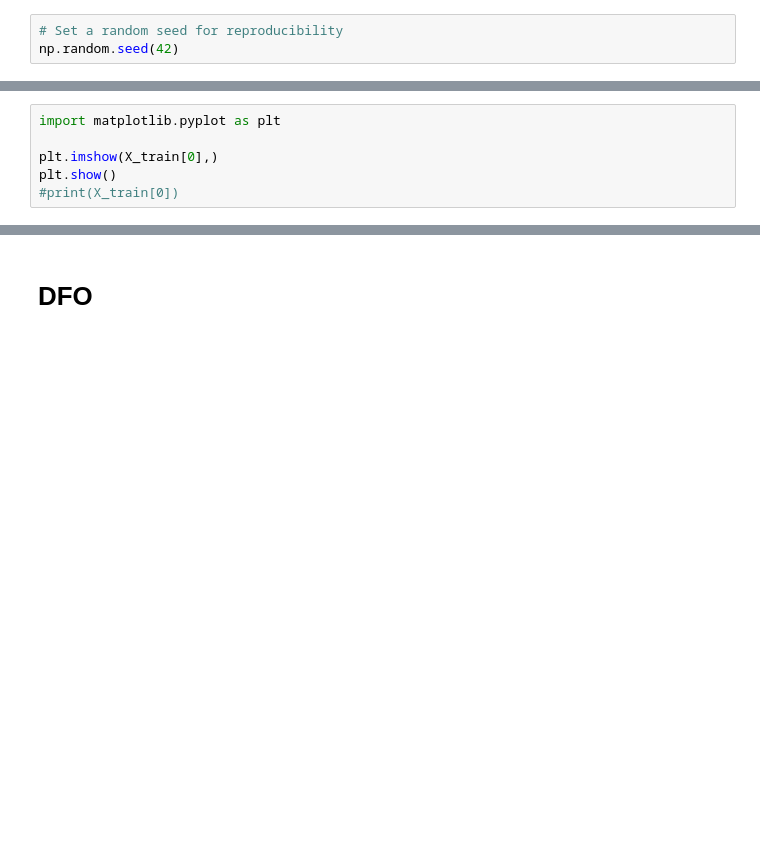
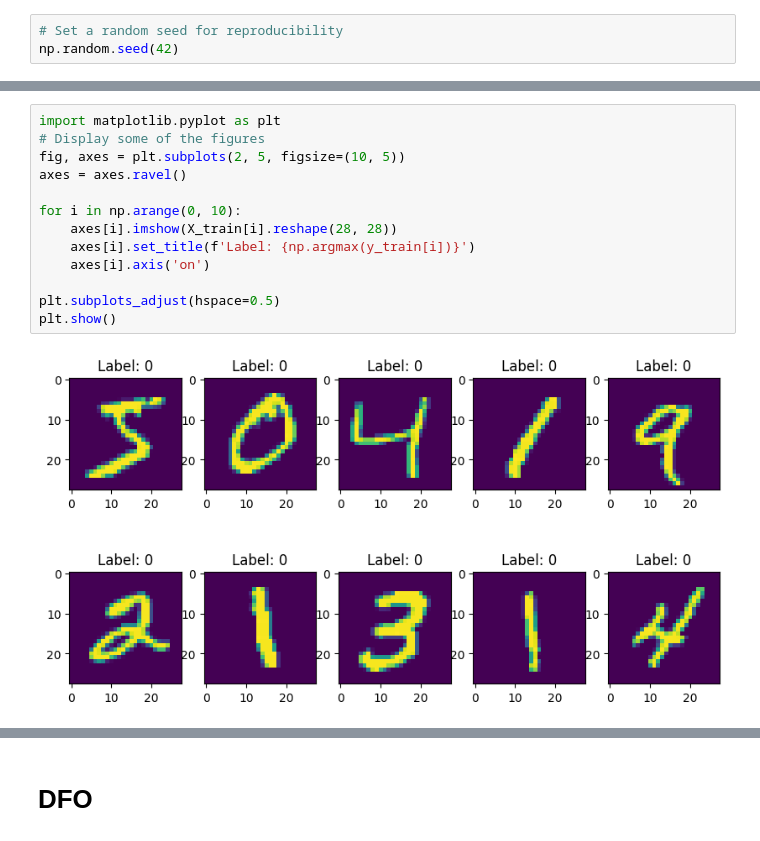
Before and after one commit to Bonniface/NNO, a Jupyter notebook: notebooks/notebook.ipynb, the cells around one changed output, grey strips where cells are left out. Saved outputs shown, nothing was run; the diff lists cells and outputs as text; blank space fills up the shorter version.

```diff
--- a/notebooks/notebook.ipynb
+++ b/notebooks/notebook.ipynb
@@ -66,9 +85,18 @@ assert y_test.shape == (10000,)
-# %%
-import matplotlib.pyplot as plt
-
-plt.imshow(X_train[0],)
-plt.show()
-#print(X_train[0])
+# %%
+import matplotlib.pyplot as plt
+# Display some of the figures
+fig, axes = plt.subplots(2, 5, figsize=(10, 5))
+axes = axes.ravel()
+
+for i in np.arange(0, 10):
+    axes[i].imshow(X_train[i].reshape(28, 28))
+    axes[i].set_title(f'Label: {np.argmax(y_train[i])}')
+    axes[i].axis('on')
+
+plt.subplots_adjust(hspace=0.5)
+plt.show()
+# %% [output]
+[figure, added]
 # %%
 # Create the LeNet model
 model = Sequential()
```
Also changed, not shown: parts of 19 cells of this notebook.
